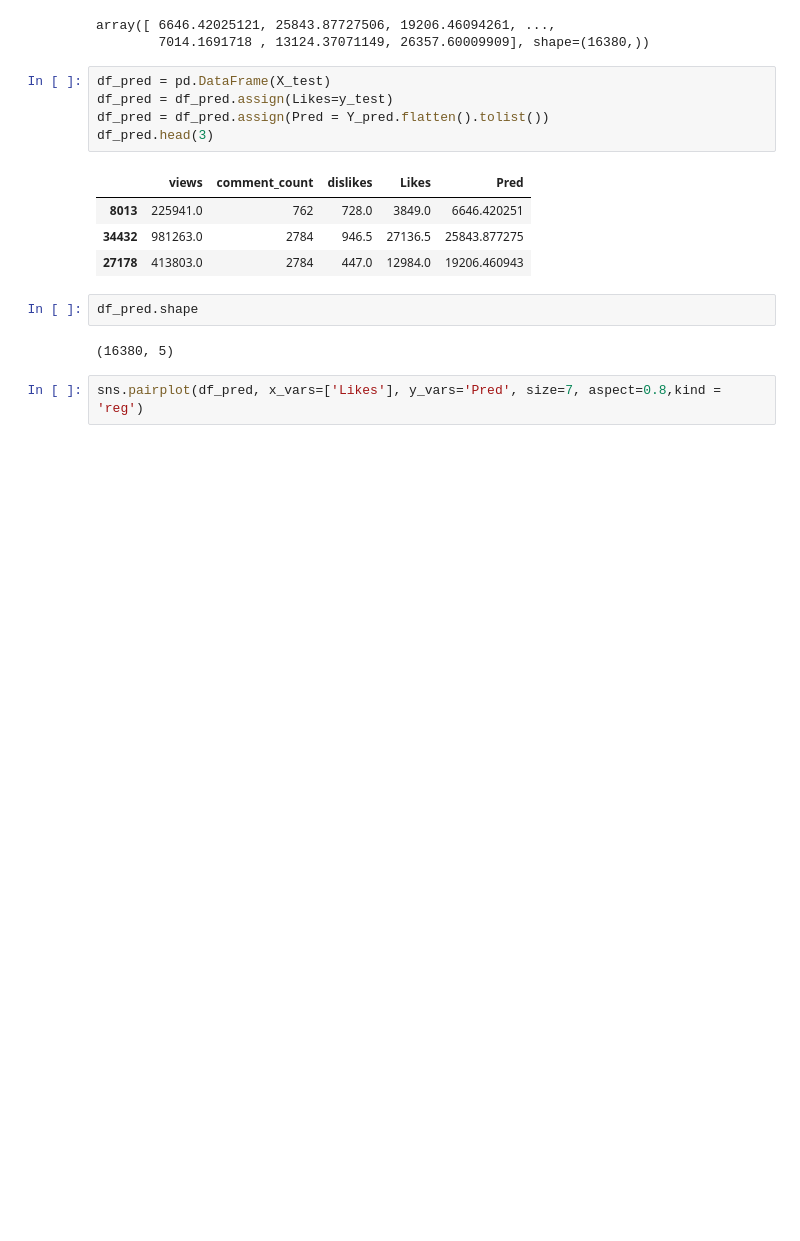
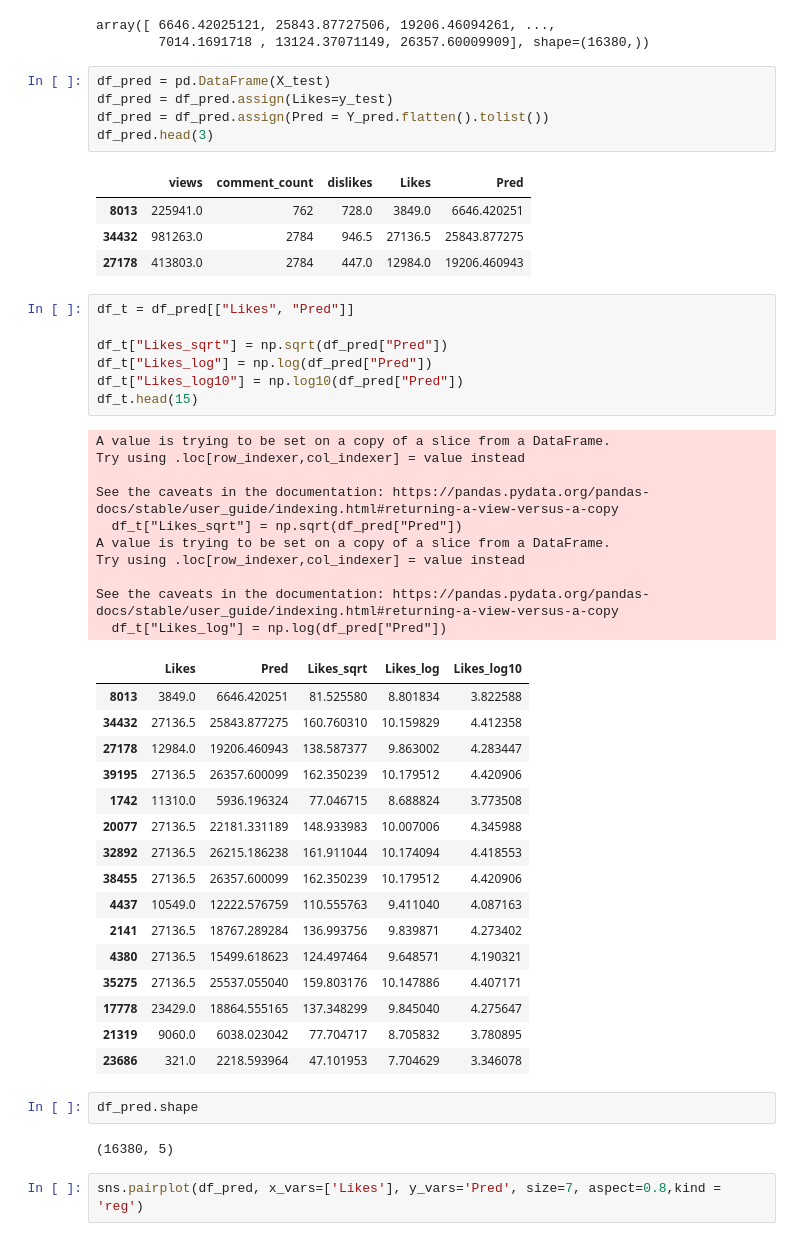
Before and after one commit to Crostz/FDS-2025-1-258, a Jupyter notebook: Proyecto/Analisis.ipynb, the cells around one changed output. Drawn from its saved outputs; the diff is of its cells as text; blank space fills up the shorter version.

```diff
--- a/Proyecto/Analisis.ipynb
+++ b/Proyecto/Analisis.ipynb
@@ -191,6 +246,40 @@ df_pred.head(3)
 | 8013 | 225941.0 | 762 | 728.0 | 3849.0 | 6646.420251 |
 | 34432 | 981263.0 | 2784 | 946.5 | 27136.5 | 25843.877275 |
 | 27178 | 413803.0 | 2784 | 447.0 | 12984.0 | 19206.460943 |
+# %%
+df_t = df_pred[["Likes", "Pred"]]
+
+df_t["Likes_sqrt"] = np.sqrt(df_pred["Pred"])
+df_t["Likes_log"] = np.log(df_pred["Pred"])
+df_t["Likes_log10"] = np.log10(df_pred["Pred"])
+df_t.head(15)
+# %% [output]
+A value is trying to be set on a copy of a slice from a DataFrame.
+Try using .loc[row_indexer,col_indexer] = value instead
+
+See the caveats in the documentation: https://pandas.pydata.org/pandas-docs/stable/user_guide/indexing.html#returning-a-view-versus-a-copy
+  df_t["Likes_sqrt"] = np.sqrt(df_pred["Pred"])
+A value is trying to be set on a copy of a slice from a DataFrame.
+Try using .loc[row_indexer,col_indexer] = value instead
+
+See the caveats in the documentation: https://pandas.pydata.org/pandas-docs/stable/user_guide/indexing.html#returning-a-view-versus-a-copy
+  df_t["Likes_log"] = np.log(df_pred["Pred"])
+|  | Likes | Pred | Likes_sqrt | Likes_log | Likes_log10 |
+| 8013 | 3849.0 | 6646.420251 | 81.525580 | 8.801834 | 3.822588 |
+| 34432 | 27136.5 | 25843.877275 | 160.760310 | 10.159829 | 4.412358 |
+| 27178 | 12984.0 | 19206.460943 | 138.587377 | 9.863002 | 4.283447 |
+| 39195 | 27136.5 | 26357.600099 | 162.350239 | 10.179512 | 4.420906 |
+| 1742 | 11310.0 | 5936.196324 | 77.046715 | 8.688824 | 3.773508 |
+| 20077 | 27136.5 | 22181.331189 | 148.933983 | 10.007006 | 4.345988 |
+| 32892 | 27136.5 | 26215.186238 | 161.911044 | 10.174094 | 4.418553 |
+| 38455 | 27136.5 | 26357.600099 | 162.350239 | 10.179512 | 4.420906 |
+| 4437 | 10549.0 | 12222.576759 | 110.555763 | 9.411040 | 4.087163 |
+| 2141 | 27136.5 | 18767.289284 | 136.993756 | 9.839871 | 4.273402 |
+| 4380 | 27136.5 | 15499.618623 | 124.497464 | 9.648571 | 4.190321 |
+| 35275 | 27136.5 | 25537.055040 | 159.803176 | 10.147886 | 4.407171 |
+| 17778 | 23429.0 | 18864.555165 | 137.348299 | 9.845040 | 4.275647 |
+| 21319 | 9060.0 | 6038.023042 | 77.704717 | 8.705832 | 3.780895 |
+| 23686 | 321.0 | 2218.593964 | 47.101953 | 7.704629 | 3.346078 |
 # %%
 df_pred.shape
 # %% [output]
```
Also changed, not shown: parts of 20 cells of this notebook.
